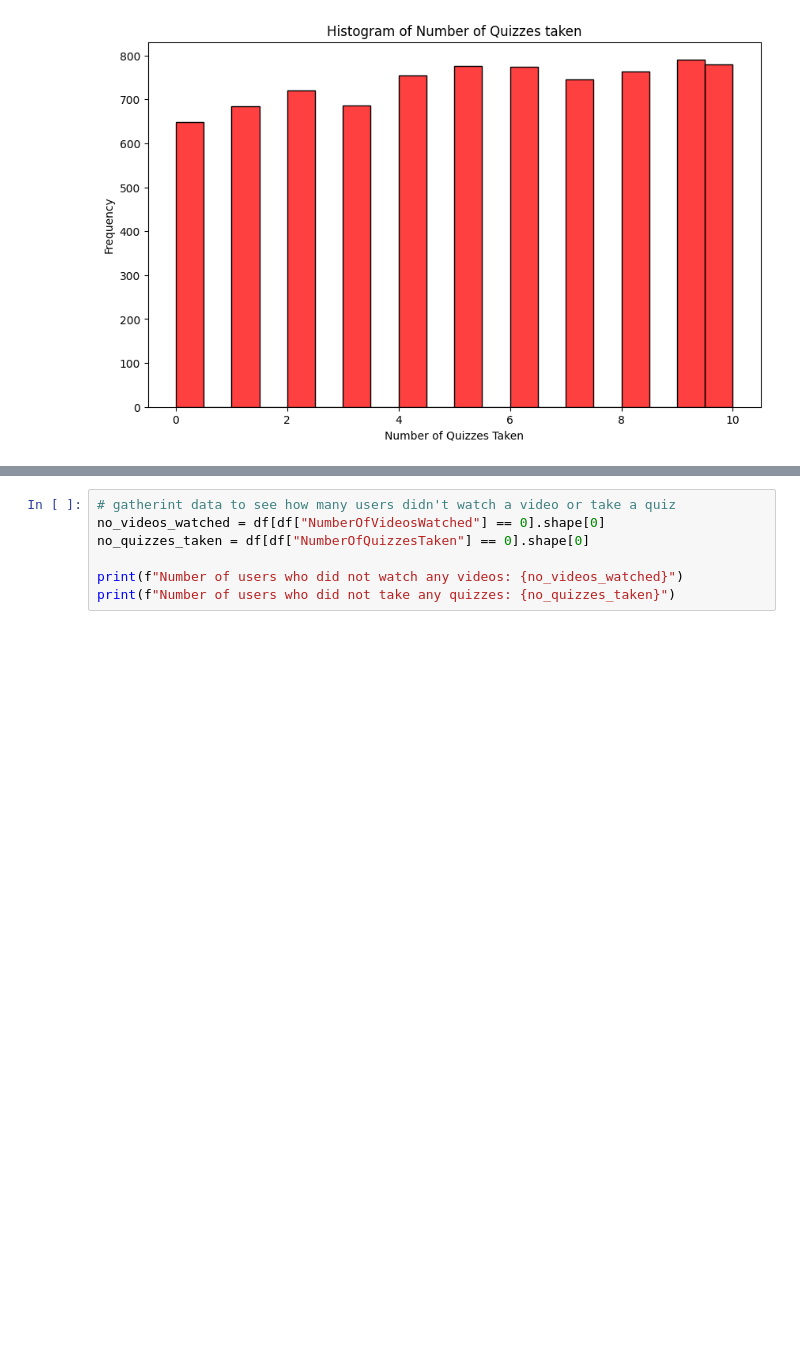
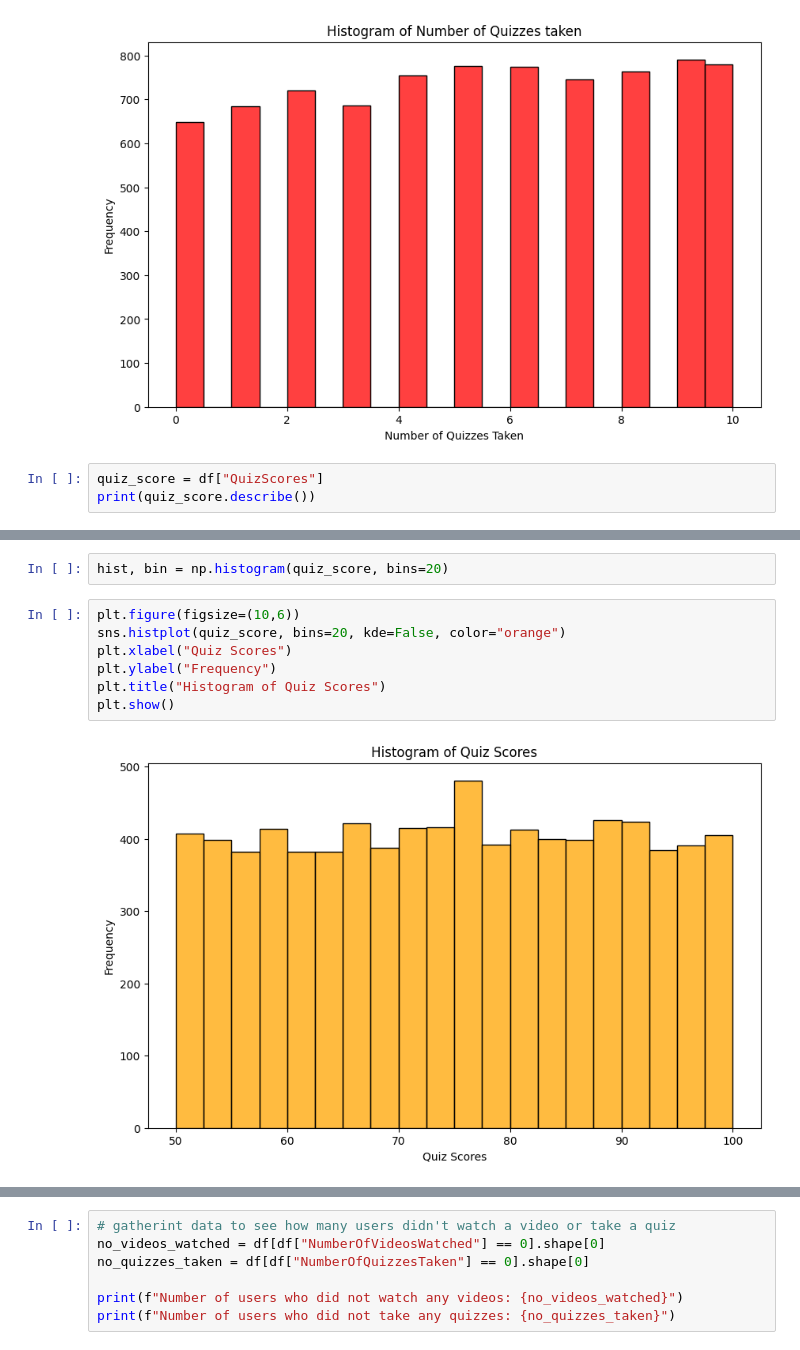
Before and after one commit to BissiriD/course_completion_project_1, a Jupyter notebook: main.ipynb, the cells around one changed output, grey strips where cells are left out. Drawn from its saved outputs; the diff is of its cells as text; blank space fills up the shorter version.

```diff
--- a/main.ipynb
+++ b/main.ipynb
@@ -130,3 +153,6 @@ plt.title("Histogram of Number of Quizzes taken")
 plt.show()
 # %% [output]
 [figure]
+# %%
+quiz_score = df["QuizScores"]
+print(quiz_score.describe())
@@ -132,0 +169,11 @@ plt.show()
+# %%
+hist, bin = np.histogram(quiz_score, bins=20)
+# %%
+plt.figure(figsize=(10,6))
+sns.histplot(quiz_score, bins=20, kde=False, color="orange")
+plt.xlabel("Quiz Scores")
+plt.ylabel("Frequency")
+plt.title("Histogram of Quiz Scores")
+plt.show()
+# %% [output]
+[figure, added]
```
Also changed, not shown: parts of 9 cells of this notebook.
